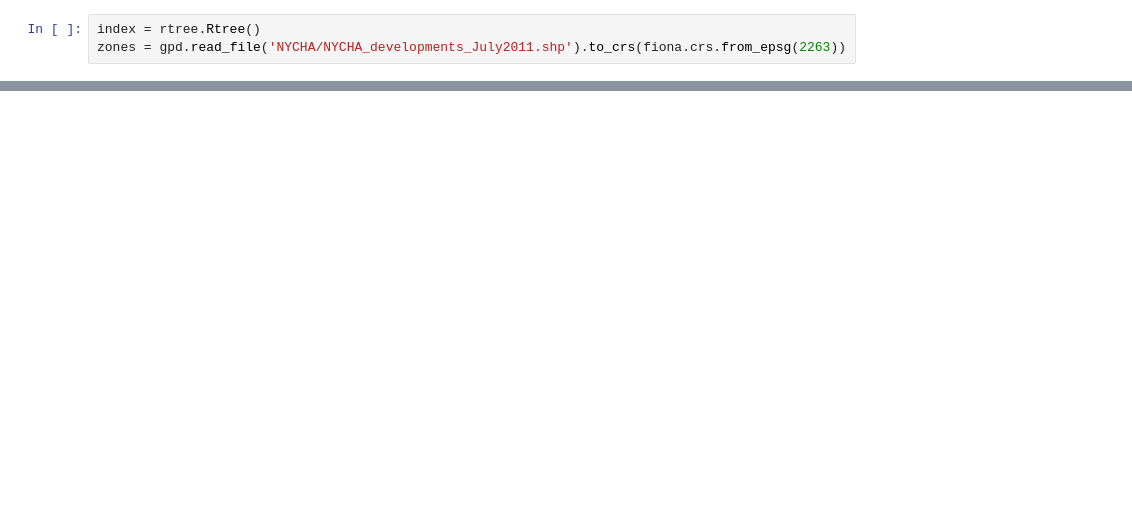
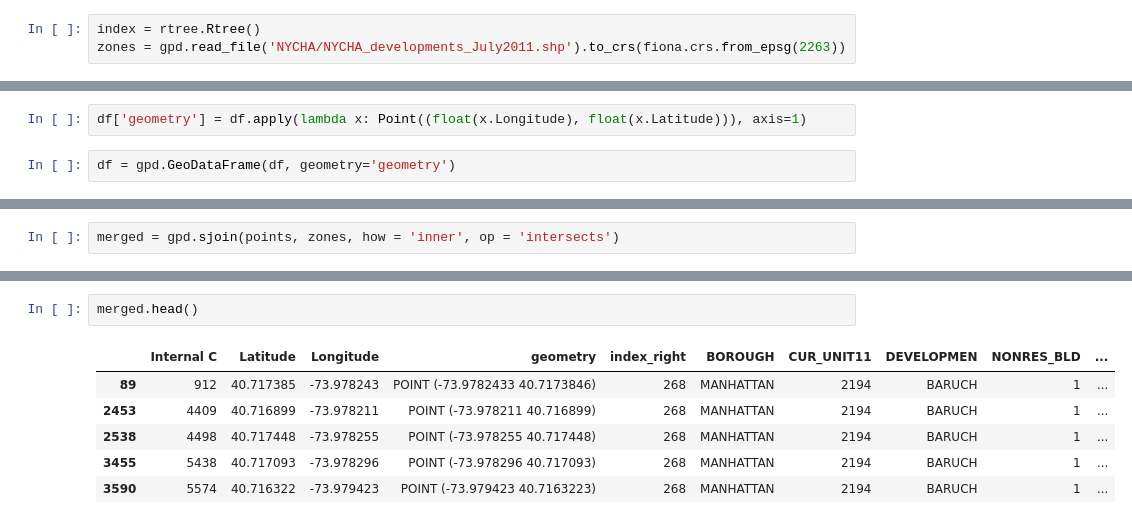
Before and after one commit to nycivicengagementtable/spatial_join, a Jupyter notebook: Thoughtwork.ipynb, the cells around one changed output, grey strips where cells are left out. Cells and saved outputs as stored; diff of their text form; blank space fills up the shorter version.

```diff
--- a/Thoughtwork.ipynb
+++ b/Thoughtwork.ipynb
@@ -7,0 +13,4 @@ zones = gpd.read_file('NYCHA/NYCHA_developments_July2011.shp').to_crs(fiona.crs.
+# %%
+df['geometry'] = df.apply(lambda x: Point((float(x.Longitude), float(x.Latitude))), axis=1)
+# %%
+df = gpd.GeoDataFrame(df, geometry='geometry')
@@ -7,0 +21,2 @@ zones = gpd.read_file('NYCHA/NYCHA_developments_July2011.shp').to_crs(fiona.crs.
+# %%
+merged = gpd.sjoin(points, zones, how = 'inner', op = 'intersects')
@@ -8,3 +45,12 @@ zones = gpd.read_file('NYCHA/NYCHA_developments_July2011.shp').to_crs(fiona.crs.
+# %%
+merged.head()
+# %% [output]
+|  | Internal C | Latitude | Longitude | geometry | index_right | BOROUGH | CUR_UNIT11 | DEVELOPMEN | NONRES_BLD | ... |
+| 89 | 912 | 40.717385 | -73.978243 | POINT (-73.9782433 40.7173846) | 268 | MANHATTAN | 2194 | BARUCH | 1 | ... |
+| 2453 | 4409 | 40.716899 | -73.978211 | POINT (-73.978211 40.716899) | 268 | MANHATTAN | 2194 | BARUCH | 1 | ... |
+| 2538 | 4498 | 40.717448 | -73.978255 | POINT (-73.978255 40.717448) | 268 | MANHATTAN | 2194 | BARUCH | 1 | ... |
+| 3455 | 5438 | 40.717093 | -73.978296 | POINT (-73.978296 40.717093) | 268 | MANHATTAN | 2194 | BARUCH | 1 | ... |
+| 3590 | 5574 | 40.716322 | -73.979423 | POINT (-73.979423 40.7163223) | 268 | MANHATTAN | 2194 | BARUCH | 1 | ... |
 # %%
 zones.head()
 # %% [output]
```
Also changed, not shown: parts of 13 cells of this notebook, 1 other file.
